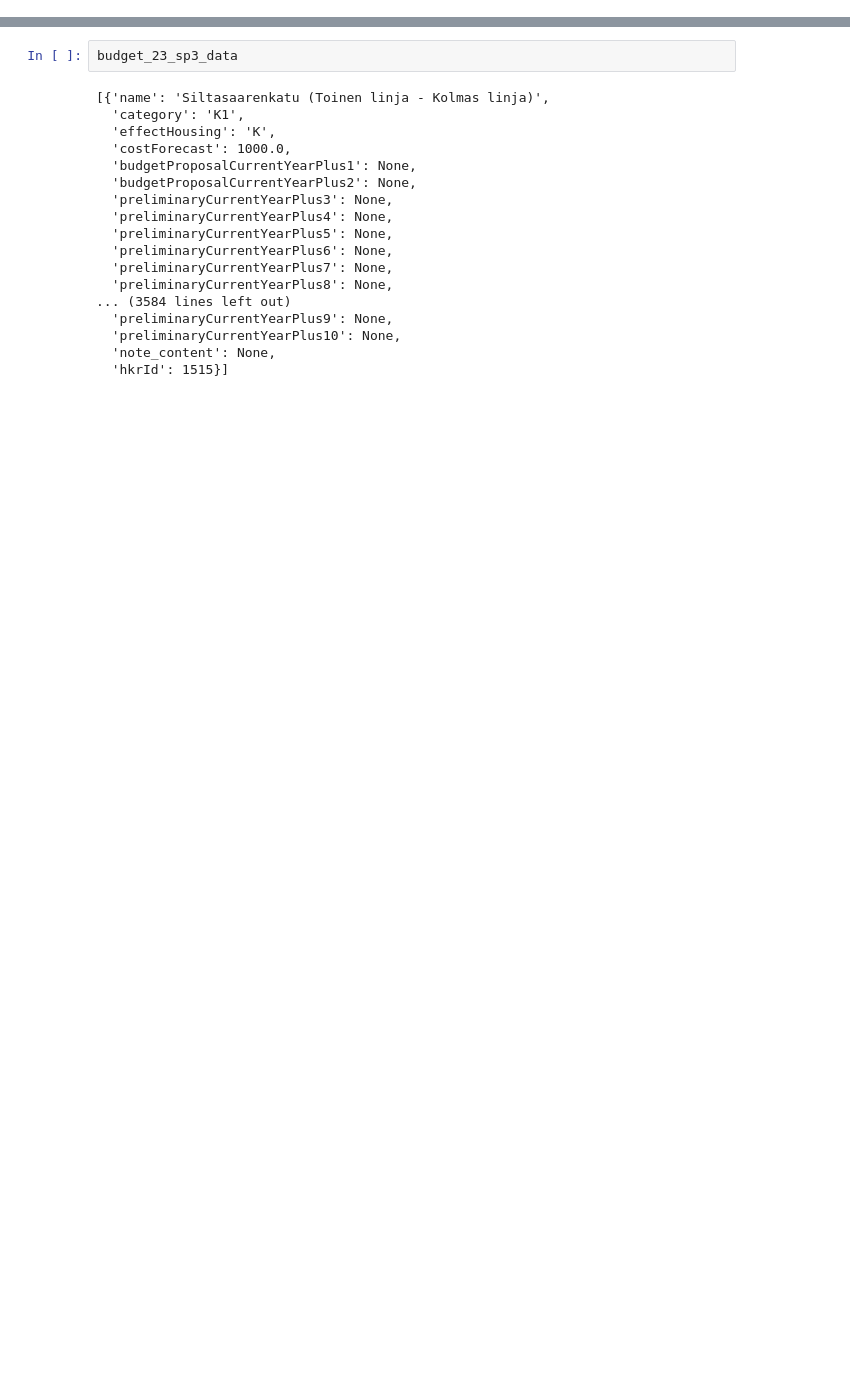
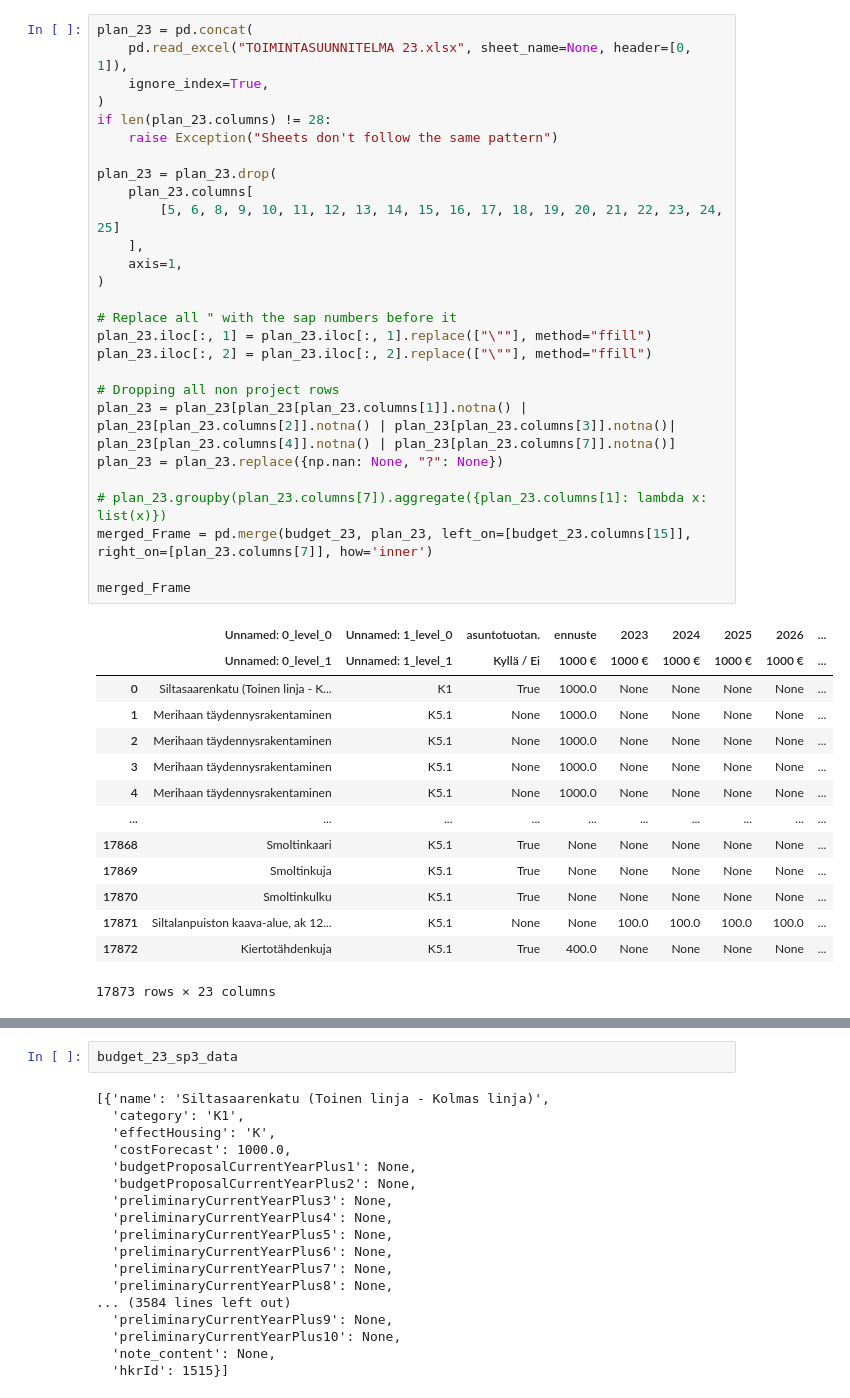
Before and after one commit to City-of-Helsinki/infraohjelmointi-api, a Jupyter notebook: infraohjelmointi_api/mock_data/script_test.ipynb, the cells around one changed output, grey strips where cells are left out. Saved outputs shown, nothing was run; the diff lists cells and outputs as text; blank space fills up the shorter version.

```diff
--- a/infraohjelmointi_api/mock_data/script_test.ipynb
+++ b/infraohjelmointi_api/mock_data/script_test.ipynb
@@ -76,0 +45,42 @@ budget_23_sheet
+# %%
+plan_23 = pd.concat(
+    pd.read_excel("TOIMINTASUUNNITELMA 23.xlsx", sheet_name=None, header=[0, 1]),
+    ignore_index=True,
+)
+if len(plan_23.columns) != 28:
+    raise Exception("Sheets don't follow the same pattern")
+
+plan_23 = plan_23.drop(
+    plan_23.columns[
+        [5, 6, 8, 9, 10, 11, 12, 13, 14, 15, 16, 17, 18, 19, 20, 21, 22, 23, 24, 25]
+    ],
+    axis=1,
+)
+
+# Replace all " with the sap numbers before it
+plan_23.iloc[:, 1] = plan_23.iloc[:, 1].replace(["\""], method="ffill")
+plan_23.iloc[:, 2] = plan_23.iloc[:, 2].replace(["\""], method="ffill")
+
+# Dropping all non project rows
+plan_23 = plan_23[plan_23[plan_23.columns[1]].notna() | plan_23[plan_23.columns[2]].notna() | plan_23[plan_23.columns[3]].notna()| plan_23[plan_23.columns[4]].notna() | plan_23[plan_23.columns[7]].notna()]
+plan_23 = plan_23.replace({np.nan: None, "?": None})
+
+# plan_23.groupby(plan_23.columns[7]).aggregate({plan_23.columns[1]: lambda x: list(x)})
+merged_Frame = pd.merge(budget_23, plan_23, left_on=[budget_23.columns[15]], right_on=[plan_23.columns[7]], how='inner')
+
+merged_Frame
+# %% [output]
+|  | Unnamed: 0_level_0 | Unnamed: 1_level_0 | asuntotuotan. | ennuste | 2023 | 2024 | 2025 | 2026 | ... |
+|  | Unnamed: 0_level_1 | Unnamed: 1_level_1 | Kyllä / Ei | 1000 € | 1000 € | 1000 € | 1000 € | 1000 € | ... |
+| 0 | Siltasaarenkatu (Toinen linja - K... | K1 | True | 1000.0 | None | None | None | None | ... |
+| 1 | Merihaan täydennysrakentaminen | K5.1 | None | 1000.0 | None | None | None | None | ... |
+| 2 | Merihaan täydennysrakentaminen | K5.1 | None | 1000.0 | None | None | None | None | ... |
+| 3 | Merihaan täydennysrakentaminen | K5.1 | None | 1000.0 | None | None | None | None | ... |
+| 4 | Merihaan täydennysrakentaminen | K5.1 | None | 1000.0 | None | None | None | None | ... |
+| ... | ... | ... | ... | ... | ... | ... | ... | ... | ... |
+| 17868 | Smoltinkaari | K5.1 | True | None | None | None | None | None | ... |
+| 17869 | Smoltinkuja | K5.1 | True | None | None | None | None | None | ... |
+| 17870 | Smoltinkulku | K5.1 | True | None | None | None | None | None | ... |
+| 17871 | Siltalanpuiston kaava-alue, ak 12... | K5.1 | None | None | 100.0 | 100.0 | 100.0 | 100.0 | ... |
+| 17872 | Kiertotähdenkuja | K5.1 | True | 400.0 | None | None | None | None | ... |
+17873 rows × 23 columns
```
Also changed, not shown: parts of 8 cells of this notebook, 2 other files.
